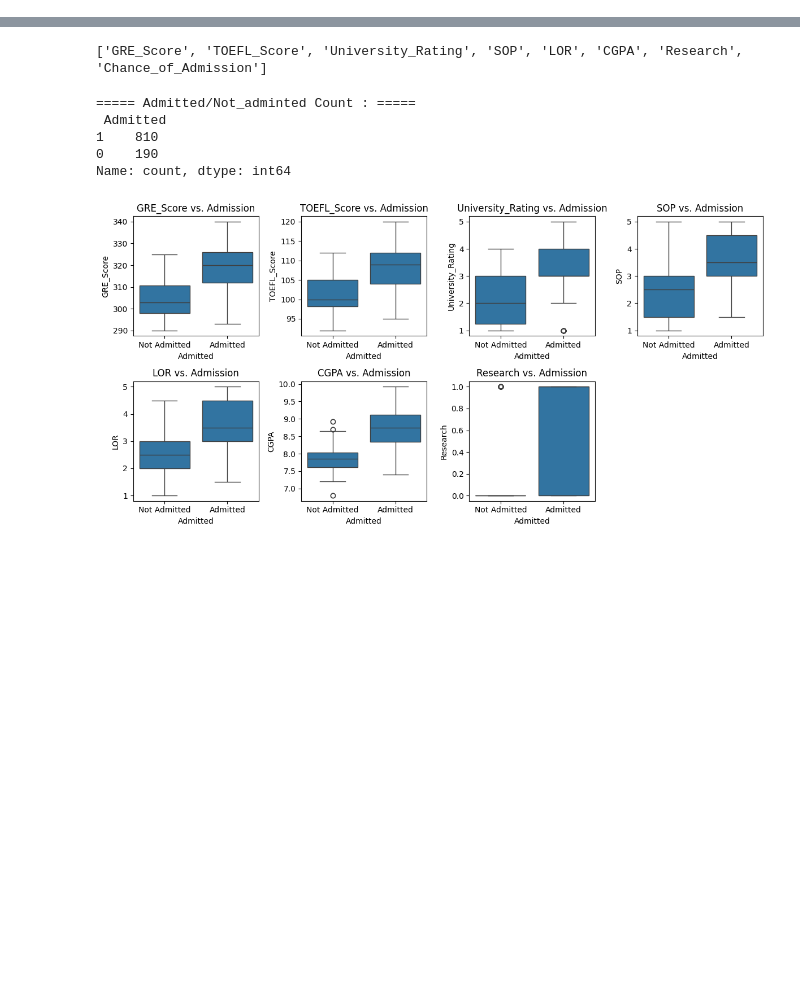
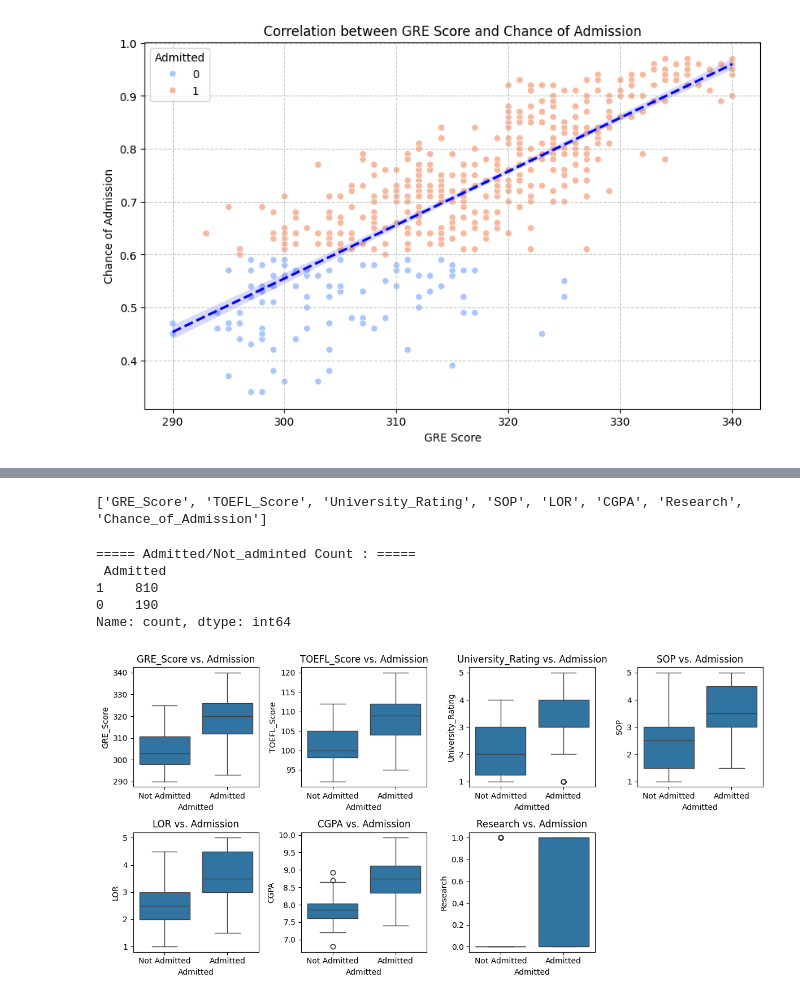
Before and after one commit to Goldeno10/flexisaf_Internship_GenAI_DS_Intermediate, a Jupyter notebook: fip_project/admission_predictor/Admission_Success_Predictor.ipynb, the cells around one changed output, grey strips where cells are left out. Drawn from its saved outputs; the diff is of its cells as text; code cells hidden in the pictures; blank space fills up the shorter version.

```diff
--- a/fip_project/admission_predictor/Admission_Success_Predictor.ipynb
+++ b/fip_project/admission_predictor/Admission_Success_Predictor.ipynb
@@ -16,0 +23,19 @@ data_df.head()
+# %%
+import matplotlib.pyplot as plt
+import seaborn as sns
+
+# Ensure 'df' and 'Admitted' column are available for plotting
+df = data_df.copy()
+threshold = 0.6
+df['Admitted'] = (df['Chance_of_Admission'] >= threshold).astype(int)
+
+plt.figure(figsize=(10, 6))
+sns.scatterplot(x='GRE_Score', y='Chance_of_Admission', hue='Admitted', data=df, palette='coolwarm')
+sns.regplot(x='GRE_Score', y='Chance_of_Admission', data=df, scatter=False, color='blue', line_kws={'linestyle': '--'})
+plt.title('Correlation between GRE Score and Chance of Admission')
+plt.xlabel('GRE Score')
+plt.ylabel('Chance of Admission')
+plt.grid(True, linestyle='--', alpha=0.7)
+plt.show()
+# %% [output]
+[figure, added]
```
Also changed, not shown: parts of 24 cells of this notebook, 8 other files.
